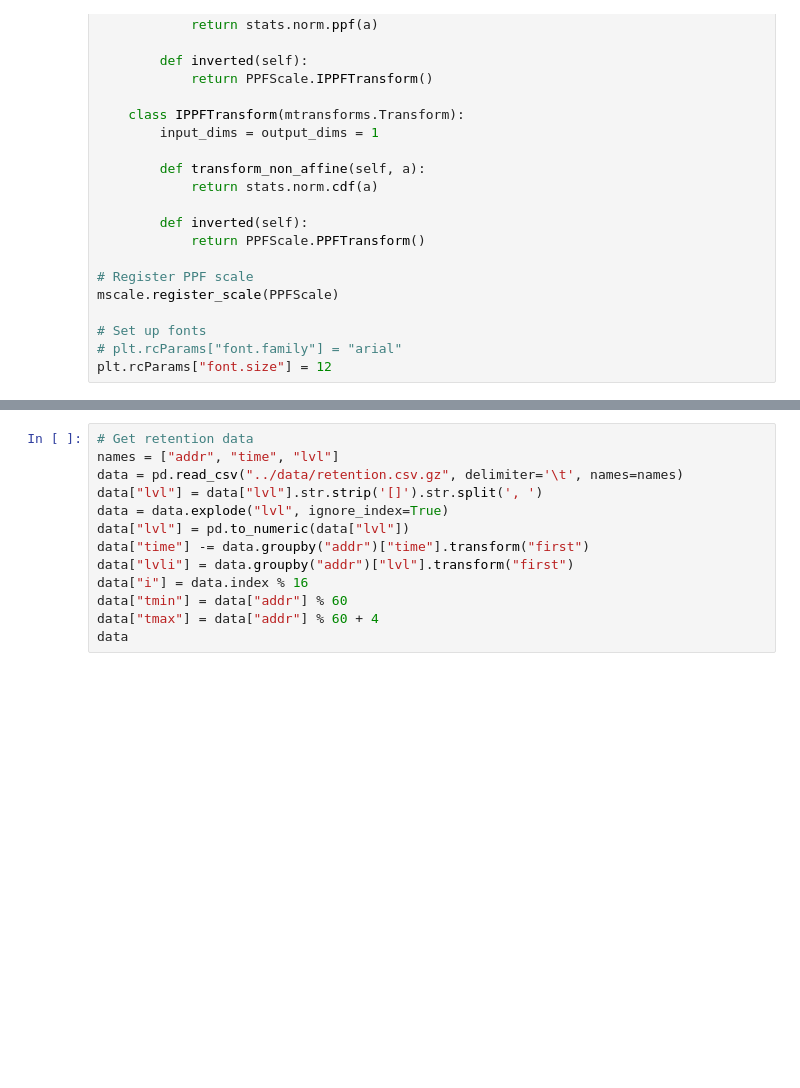
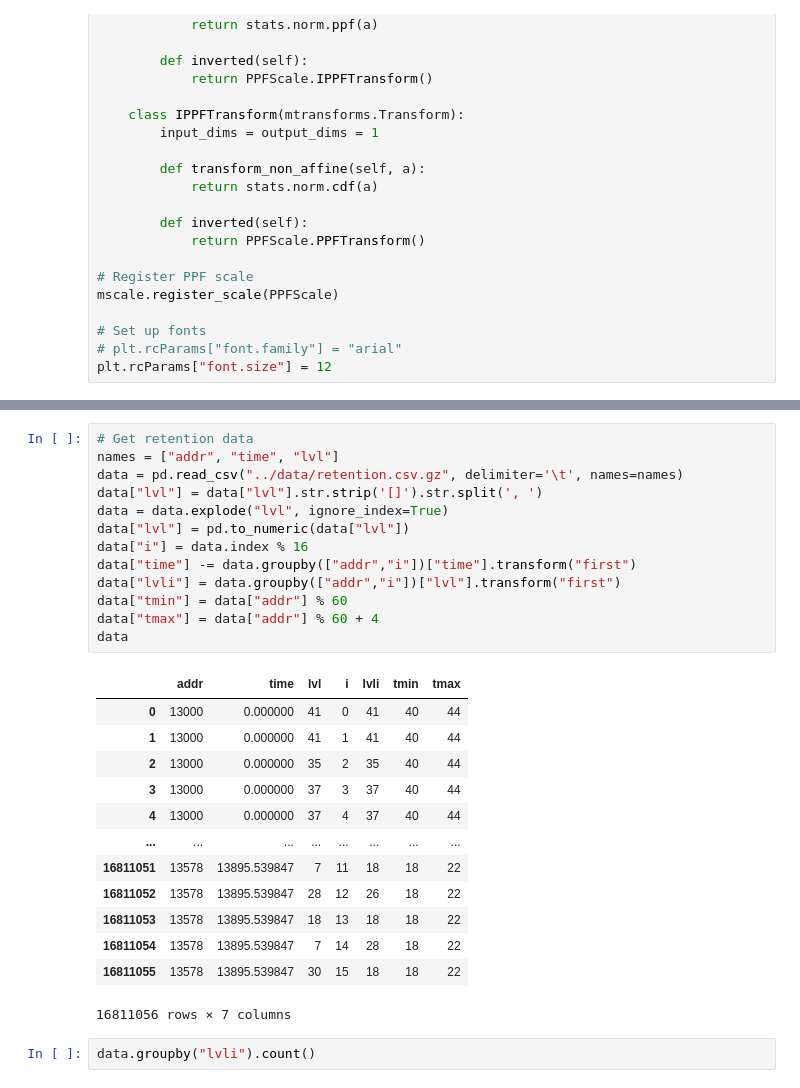
Before and after one commit to akashlevy/ember-python, a Jupyter notebook: analysis/characterizations.ipynb, the cells around one changed output, grey strips where cells are left out. Drawn from its saved outputs; the diff is of its cells as text; blank space fills up the shorter version.

```diff
--- a/analysis/characterizations.ipynb
+++ b/analysis/characterizations.ipynb
@@ -214,16 +202,32 @@ plt.show()
 # %%
 # Get retention data
 names = ["addr", "time", "lvl"]
 data = pd.read_csv("../data/retention.csv.gz", delimiter='\t', names=names)
 data["lvl"] = data["lvl"].str.strip('[]').str.split(', ')
 data = data.explode("lvl", ignore_index=True)
 data["lvl"] = pd.to_numeric(data["lvl"])
-data["time"] -= data.groupby("addr")["time"].transform("first")
-data["lvli"] = data.groupby("addr")["lvl"].transform("first")
 data["i"] = data.index % 16
+data["time"] -= data.groupby(["addr","i"])["time"].transform("first")
+data["lvli"] = data.groupby(["addr","i"])["lvl"].transform("first")
 data["tmin"] = data["addr"] % 60
 data["tmax"] = data["addr"] % 60 + 4
 data
+# %% [output]
+|  | addr | time | lvl | i | lvli | tmin | tmax |
+| 0 | 13000 | 0.000000 | 41 | 0 | 41 | 40 | 44 |
+| 1 | 13000 | 0.000000 | 41 | 1 | 41 | 40 | 44 |
+| 2 | 13000 | 0.000000 | 35 | 2 | 35 | 40 | 44 |
+| 3 | 13000 | 0.000000 | 37 | 3 | 37 | 40 | 44 |
+| 4 | 13000 | 0.000000 | 37 | 4 | 37 | 40 | 44 |
+| ... | ... | ... | ... | ... | ... | ... | ... |
+| 16811051 | 13578 | 13895.539847 | 7 | 11 | 18 | 18 | 22 |
+| 16811052 | 13578 | 13895.539847 | 28 | 12 | 26 | 18 | 22 |
+| 16811053 | 13578 | 13895.539847 | 18 | 13 | 18 | 18 | 22 |
+| 16811054 | 13578 | 13895.539847 | 7 | 14 | 28 | 18 | 22 |
+| 16811055 | 13578 | 13895.539847 | 30 | 15 | 18 | 18 | 22 |
+16811056 rows × 7 columns
+# %%
+data.groupby("lvli").count()
 # %%
 # Get times
 tdata = []
```
Also changed, not shown: parts of 7 cells of this notebook, 5 other files.
